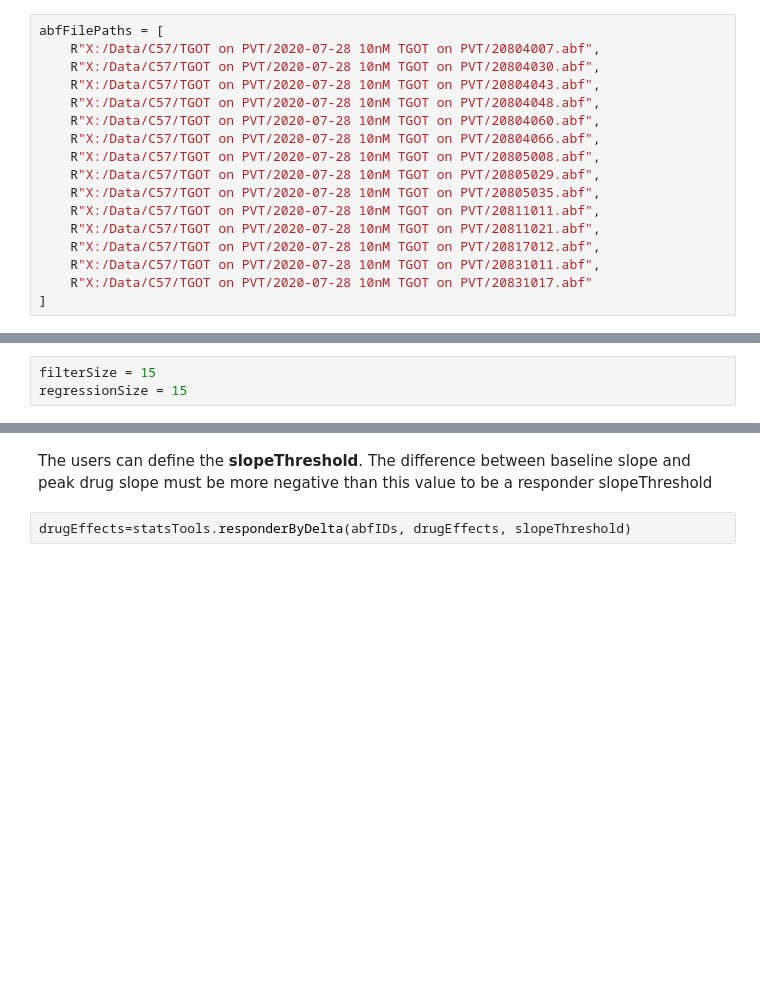
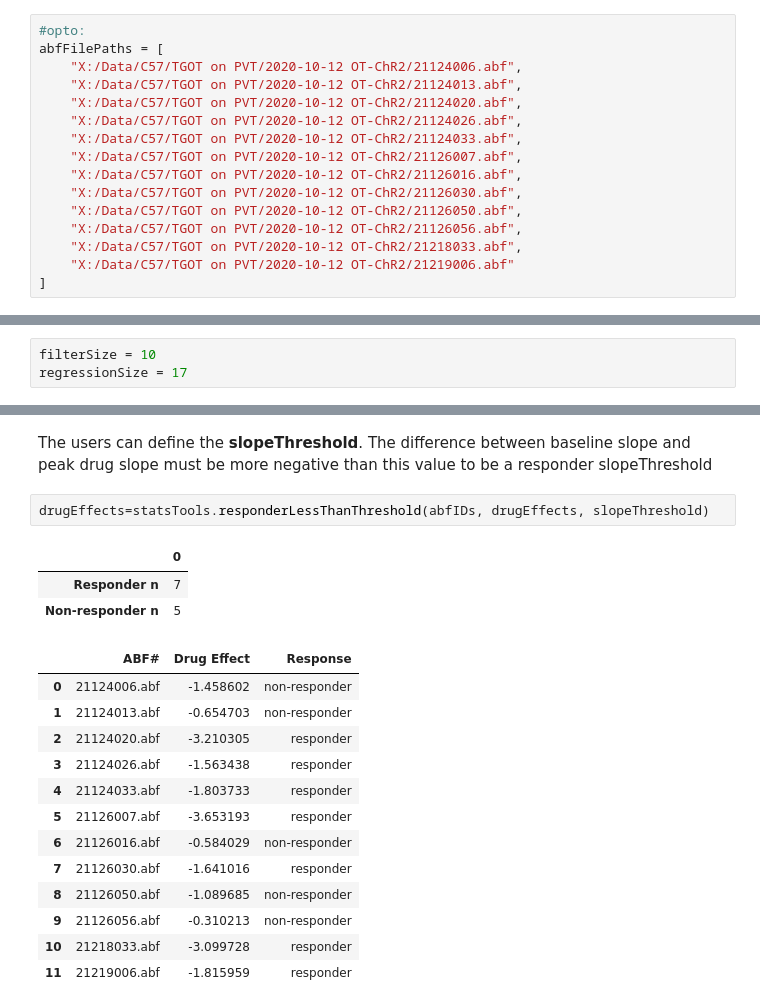
Before and after one commit to shengwanhui/Lab-Analysis-2019-2021-, a Jupyter notebook: notebooks/ih-slope-analysis.ipynb, the cells around one changed output, grey strips where cells are left out. Cells and saved outputs as stored; diff of their text form; blank space fills up the shorter version.

```diff
--- a/notebooks/ih-slope-analysis.ipynb
+++ b/notebooks/ih-slope-analysis.ipynb
@@ -28,19 +28,18 @@ import matplotlib.pyplot as plt
 
 The user can list the ABF files they want to analyze
 # %%
+#opto:
 abfFilePaths = [
-    R"X:/Data/C57/TGOT on PVT/2020-07-28 10nM TGOT on PVT/20804007.abf",
-    R"X:/Data/C57/TGOT on PVT/2020-07-28 10nM TGOT on PVT/20804030.abf",
-    R"X:/Data/C57/TGOT on PVT/2020-07-28 10nM TGOT on PVT/20804043.abf",
-    R"X:/Data/C57/TGOT on PVT/2020-07-28 10nM TGOT on PVT/20804048.abf",
-    R"X:/Data/C57/TGOT on PVT/2020-07-28 10nM TGOT on PVT/20804060.abf",
-    R"X:/Data/C57/TGOT on PVT/2020-07-28 10nM TGOT on PVT/20804066.abf",
-    R"X:/Data/C57/TGOT on PVT/2020-07-28 10nM TGOT on PVT/20805008.abf",
-    R"X:/Data/C57/TGOT on PVT/2020-07-28 10nM TGOT on PVT/20805029.abf",
-    R"X:/Data/C57/TGOT on PVT/2020-07-28 10nM TGOT on PVT/20805035.abf",
-    R"X:/Data/C57/TGOT on PVT/2020-07-28 10nM TGOT on PVT/20811011.abf",
-    R"X:/Data/C57/TGOT on PVT/2020-07-28 10nM TGOT on PVT/20811021.abf",
-    R"X:/Data/C57/TGOT on PVT/2020-07-28 10nM TGOT on PVT/20817012.abf",
-    R"X:/Data/C57/TGOT on PVT/2020-07-28 10nM TGOT on PVT/20831011.abf",
-    R"X:/Data/C57/TGOT on PVT/2020-07-28 10nM TGOT on PVT/20831017.abf"
+    "X:/Data/C57/TGOT on PVT/2020-10-12 OT-ChR2/21124006.abf",
+    "X:/Data/C57/TGOT on PVT/2020-10-12 OT-ChR2/21124013.abf",
+    "X:/Data/C57/TGOT on PVT/2020-10-12 OT-ChR2/21124020.abf",
+    "X:/Data/C57/TGOT on PVT/2020-10-12 OT-ChR2/21124026.abf",
+    "X:/Data/C57/TGOT on PVT/2020-10-12 OT-ChR2/21124033.abf",
+    "X:/Data/C57/TGOT on PVT/2020-10-12 OT-ChR2/21126007.abf",
+    "X:/Data/C57/TGOT on PVT/2020-10-12 OT-ChR2/21126016.abf",
+    "X:/Data/C57/TGOT on PVT/2020-10-12 OT-ChR2/21126030.abf",
+    "X:/Data/C57/TGOT on PVT/2020-10-12 OT-ChR2/21126050.abf",
+    "X:/Data/C57/TGOT on PVT/2020-10-12 OT-ChR2/21126056.abf",
+    "X:/Data/C57/TGOT on PVT/2020-10-12 OT-ChR2/21218033.abf",
+    "X:/Data/C57/TGOT on PVT/2020-10-12 OT-ChR2/21219006.abf"
 ]
@@ -51,8 +152,8 @@ The users can decide the parameters they want for data analysis.
 
 `regressionSize` decides the number of smoothed data points used to calculate linear regression slopes during the drug range.
 # %%
-filterSize = 15
-regressionSize = 15
+filterSize = 10
+regressionSize = 17
 # %% [markdown]
 ## Analyze All ABFs
 # %%
@@ -92,4 +217,21 @@ plt.show()
 The users can define the <b>slopeThreshold</b>. The difference between baseline slope and peak drug slope must be more negative than this value to be a responder
 slopeThreshold
 # %%
-drugEffects=statsTools.responderByDelta(abfIDs, drugEffects, slopeThreshold)
+drugEffects=statsTools.responderLessThanThreshold(abfIDs, drugEffects, slopeThreshold)
+# %% [output]
+|  | 0 |
+| Responder n | 7 |
+| Non-responder n | 5 |
+|  | ABF# | Drug Effect | Response |
+| 0 | 21124006.abf | -1.458602 | non-responder |
+| 1 | 21124013.abf | -0.654703 | non-responder |
+| 2 | 21124020.abf | -3.210305 | responder |
+| 3 | 21124026.abf | -1.563438 | responder |
+| 4 | 21124033.abf | -1.803733 | responder |
+| 5 | 21126007.abf | -3.653193 | responder |
+| 6 | 21126016.abf | -0.584029 | non-responder |
+| 7 | 21126030.abf | -1.641016 | responder |
+| 8 | 21126050.abf | -1.089685 | non-responder |
+| 9 | 21126056.abf | -0.310213 | non-responder |
+| 10 | 21218033.abf | -3.099728 | responder |
+| 11 | 21219006.abf | -1.815959 | responder |
```
Also changed, not shown: parts of 9 cells of this notebook, 4 other files.
